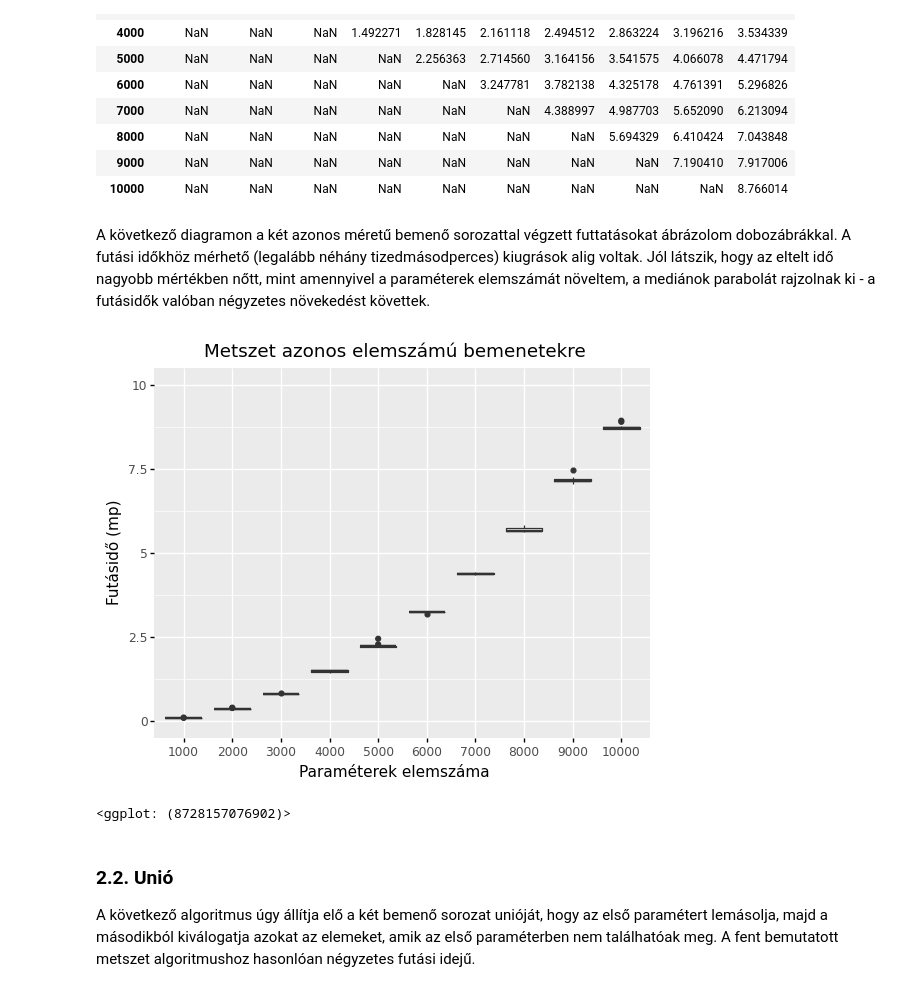
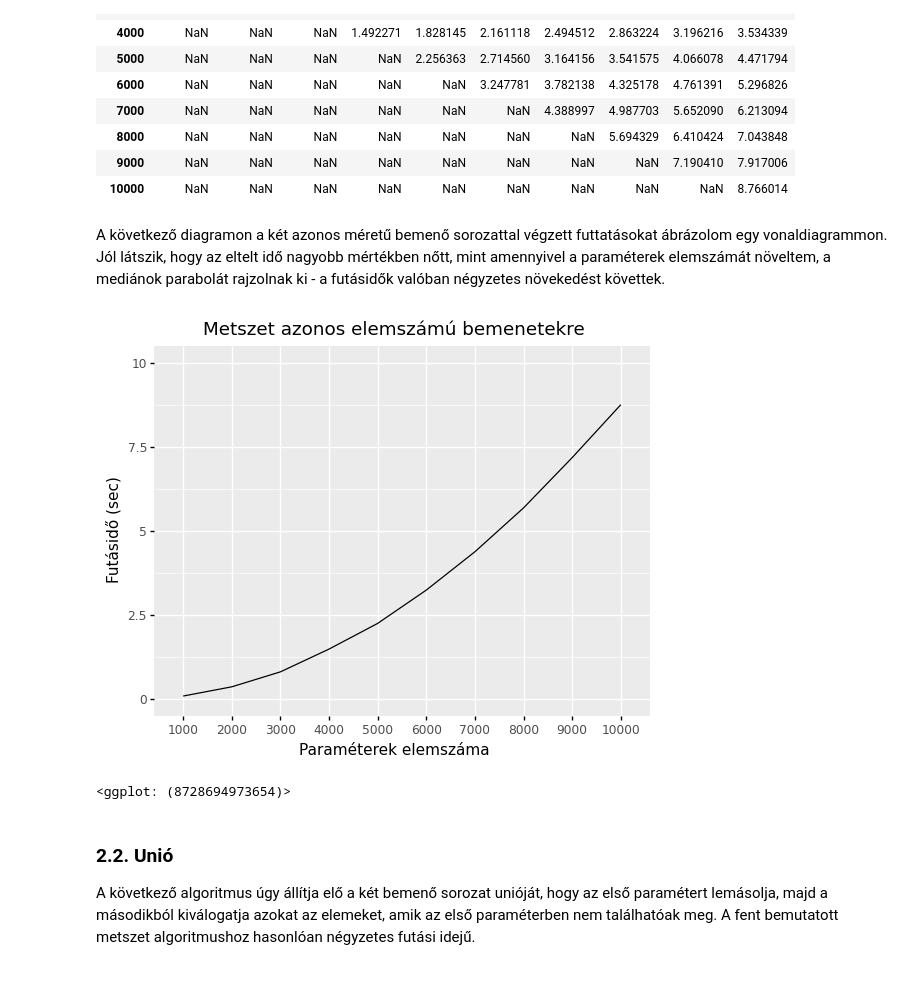
Before and after one commit to zslim/algoritmusok_elemzes, a Jupyter notebook: jupyter/Algoritmusok_elemzese.ipynb, the cells around one changed output. Drawn from its saved outputs; the diff is of its cells as text; code cells hidden in the pictures.

```diff
--- a/jupyter/Algoritmusok_elemzese.ipynb
+++ b/jupyter/Algoritmusok_elemzese.ipynb
@@ -66,22 +84,24 @@ pandas.crosstab(intersection_df.param1, intersection_df.param2, values=intersect
 | 9000 | NaN | NaN | NaN | NaN | NaN | NaN | NaN | NaN | 7.190410 | 7.917006 |
 | 10000 | NaN | NaN | NaN | NaN | NaN | NaN | NaN | NaN | NaN | 8.766014 |
 # %% [markdown]
-A következő diagramon a két azonos méretű bemenő sorozattal végzett futtatásokat ábrázolom dobozábrákkal. A futási időkhöz mérhető (legalább néhány tizedmásodperces) kiugrások alig voltak. Jól látszik, hogy az eltelt idő nagyobb mértékben nőtt, mint amennyivel a paraméterek elemszámát növeltem, a mediánok parabolát rajzolnak ki - a futásidők valóban négyzetes növekedést követtek.
+A következő diagramon a két azonos méretű bemenő sorozattal végzett futtatásokat ábrázolom egy vonaldiagrammon. Jól látszik, hogy az eltelt idő nagyobb mértékben nőtt, mint amennyivel a paraméterek elemszámát növeltem, a mediánok parabolát rajzolnak ki - a futásidők valóban négyzetes növekedést követtek.
 # %%
 intersection_diagonal = intersection_df.query("param1 == param2").copy()
 intersection_diagonal["param_cat"] = pandas.Categorical(intersection_diagonal.param1)
+intersection_plot_data = intersection_diagonal.loc[:, ["param_cat", "seconds"]].groupby("param_cat").mean()
+intersection_plot_data["param"] = intersection_plot_data.index.values
 intersection_plot = (
-    ggplot(intersection_diagonal, aes(x="param_cat", y="seconds"))
-    + geom_boxplot()
+    ggplot(intersection_plot_data, aes(x="param", y="seconds"))
+    + geom_line(aes(group=1))
     + xlab("Paraméterek elemszáma")
-    + ylab("Futásidő (mp)")
+    + ylab("Futásidő (sec)")
     + ggtitle("Metszet azonos elemszámú bemenetekre")
     + ylim(0, 10)
 )
 intersection_plot
 # %% [output]
-[figure, old version]
+[figure, new version]
-<ggplot: (8728157076902)>
+<ggplot: (8728694973654)>
 # %% [markdown]
 ### 2.2. Unió
 
```
Also changed, not shown: parts of 73 cells of this notebook, 3 other files.
